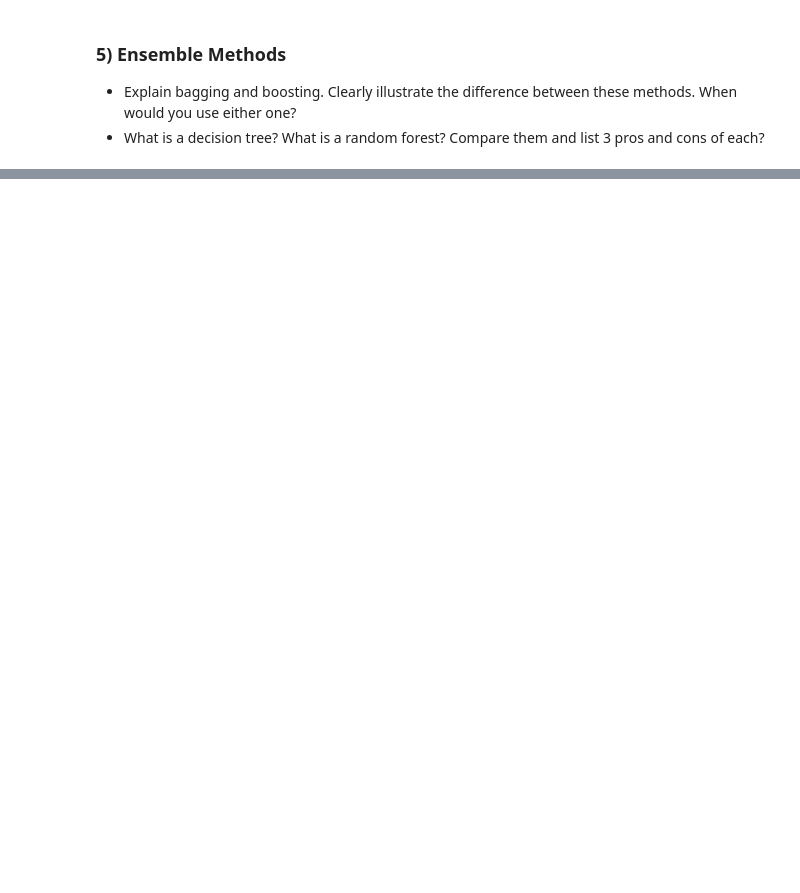
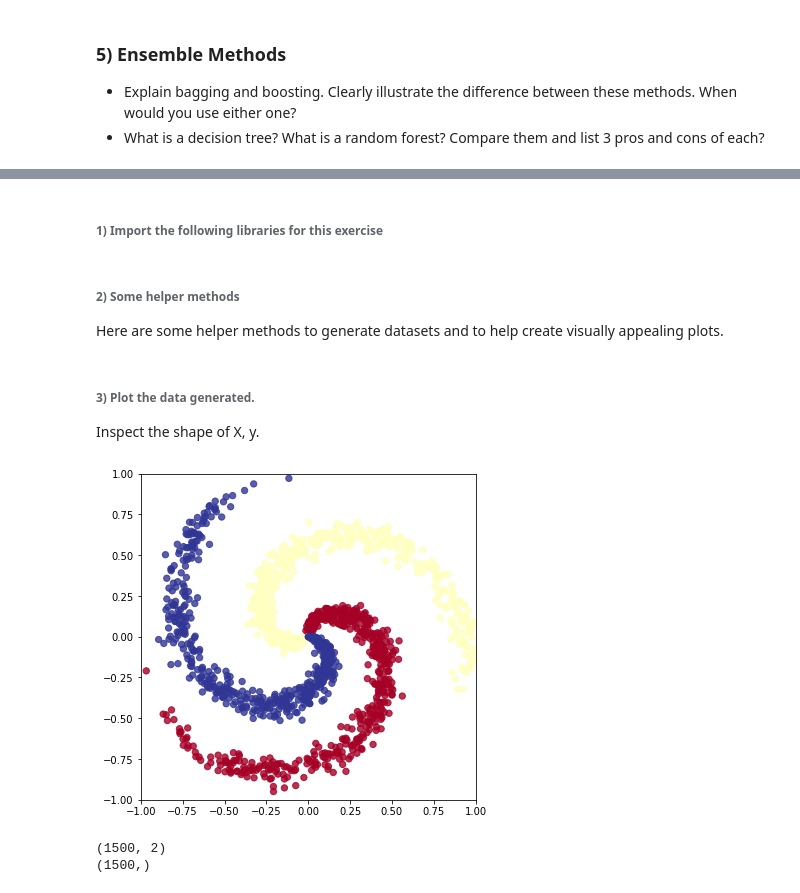
Before and after one commit to tiff-wang/TechX-homework-solutions, a Jupyter notebook: Assignment-Solutions/Assignment7/Assignment7-TheoryRecapAndFeedForwardNN.ipynb, the cells around one changed output, grey strips where cells are left out. Saved outputs shown, nothing was run; the diff lists cells and outputs as text; code cells hidden in the pictures; blank space fills up the shorter version.

```diff
--- a/Assignment-Solutions/Assignment7/Assignment7-TheoryRecapAndFeedForwardNN.ipynb
+++ b/Assignment-Solutions/Assignment7/Assignment7-TheoryRecapAndFeedForwardNN.ipynb
@@ -50,0 +229,2 @@
+# %% [markdown]
+###### 1) Import the following libraries for this exercise
@@ -50,0 +240,4 @@
+# %% [markdown]
+###### 2) Some helper methods
+
+Here are some helper methods to generate datasets and to help create visually appealing plots.
@@ -50,0 +294,14 @@
+# %% [markdown]
+###### 3) Plot the data generated.
+
+Inspect the shape of X, y.
+# %%
+X, y = make_multiclass(K=3)
+# %% [output]
+[figure, added]
+# %%
+print(X.shape)
+print(y.shape)
+# %% [output]
+(1500, 2)
+(1500,)
```
Also changed, not shown: parts of 46 cells of this notebook, 1 other file.
